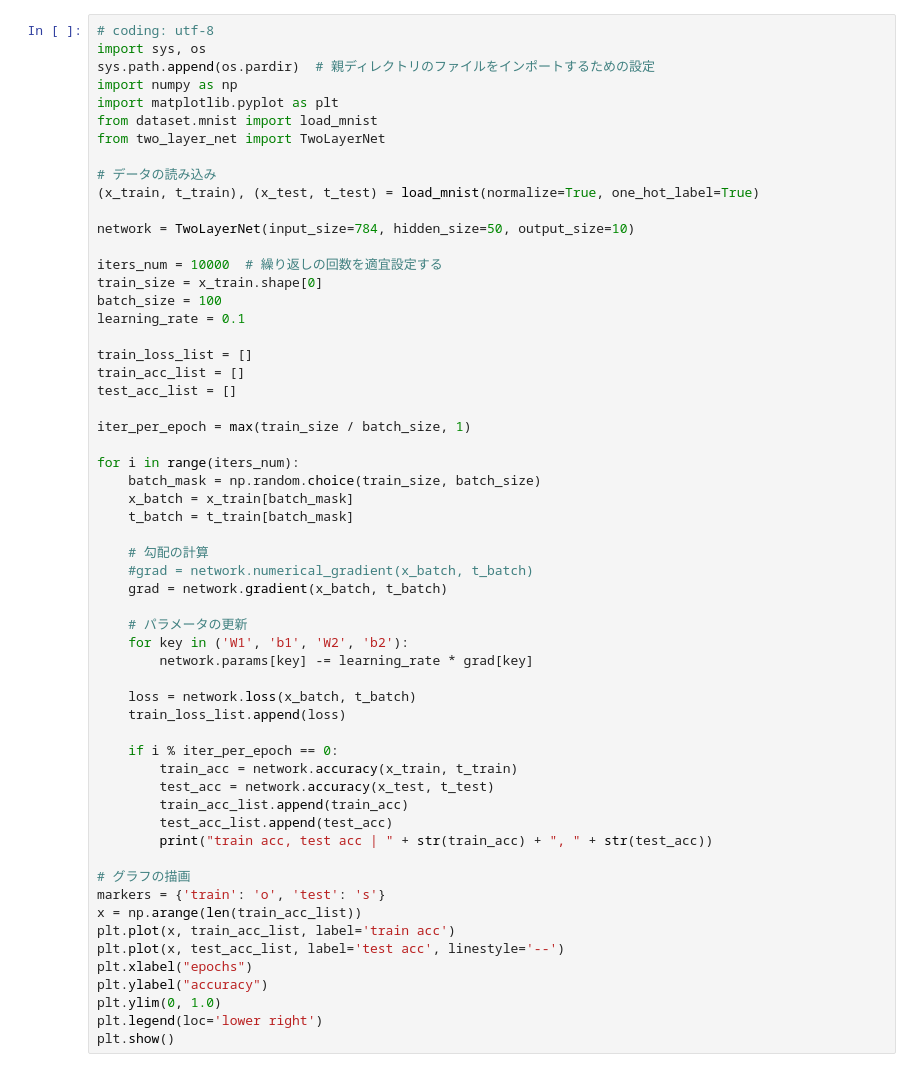
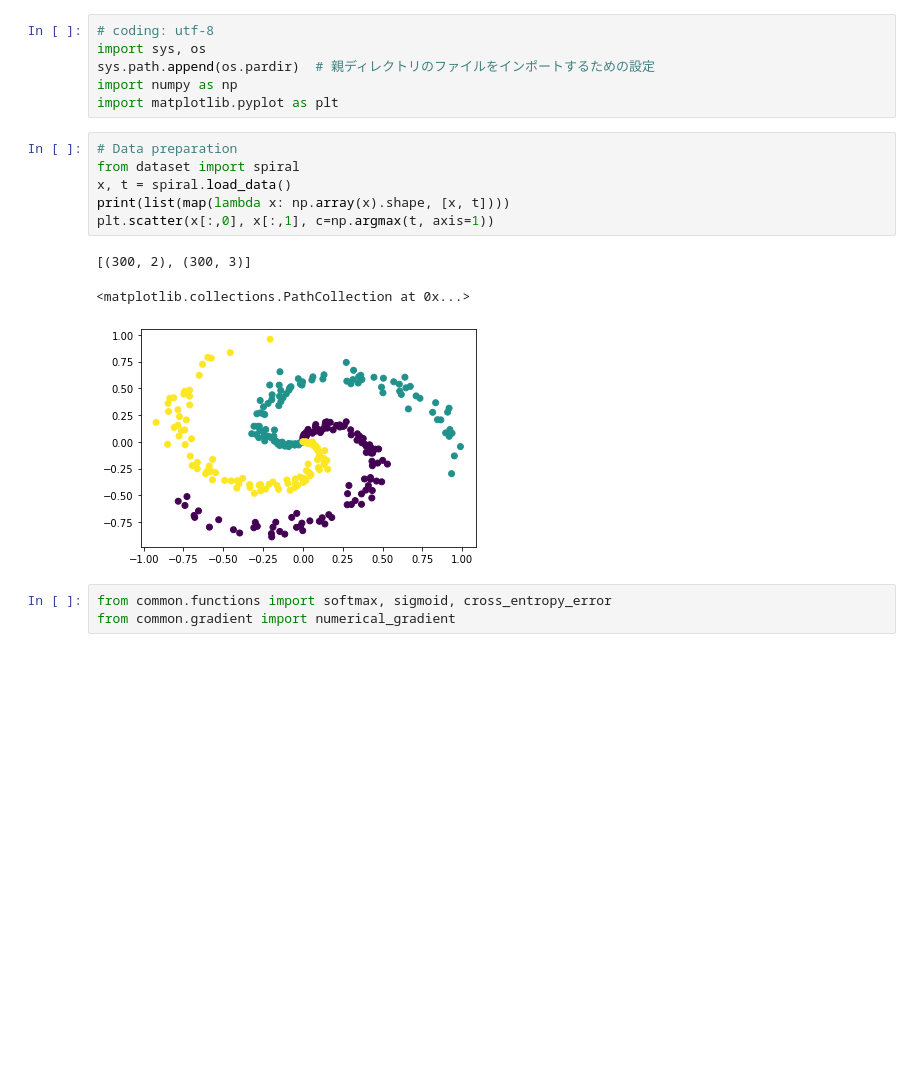
Before and after one commit to doyu/deep-learning-from-scratch, a Jupyter notebook: ch04/train_neuralnet.ipynb, the cells around one changed output. Saved outputs shown, nothing was run; the diff lists cells and outputs as text; blank space fills up the shorter version.

Commit message:
Build NN from scratch for spiral dataset

```diff
--- a/ch04/train_neuralnet.ipynb
+++ b/ch04/train_neuralnet.ipynb
@@ -1,58 +1,19 @@
-# %%
-# coding: utf-8
-import sys, os
-sys.path.append(os.pardir)  # 親ディレクトリのファイルをインポートするための設定
-import numpy as np
-import matplotlib.pyplot as plt
-from dataset.mnist import load_mnist
-from two_layer_net import TwoLayerNet
-
-# データの読み込み
-(x_train, t_train), (x_test, t_test) = load_mnist(normalize=True, one_hot_label=True)
-
-network = TwoLayerNet(input_size=784, hidden_size=50, output_size=10)
-
-iters_num = 10000  # 繰り返しの回数を適宜設定する
-train_size = x_train.shape[0]
-batch_size = 100
-learning_rate = 0.1
-
-train_loss_list = []
-train_acc_list = []
-test_acc_list = []
-
-iter_per_epoch = max(train_size / batch_size, 1)
-
-for i in range(iters_num):
-    batch_mask = np.random.choice(train_size, batch_size)
-    x_batch = x_train[batch_mask]
-    t_batch = t_train[batch_mask]
-
-    # 勾配の計算
-    #grad = network.numerical_gradient(x_batch, t_batch)
-    grad = network.gradient(x_batch, t_batch)
-
-    # パラメータの更新
-    for key in ('W1', 'b1', 'W2', 'b2'):
-        network.params[key] -= learning_rate * grad[key]
-
-    loss = network.loss(x_batch, t_batch)
-    train_loss_list.append(loss)
-
-    if i % iter_per_epoch == 0:
-        train_acc = network.accuracy(x_train, t_train)
-        test_acc = network.accuracy(x_test, t_test)
-        train_acc_list.append(train_acc)
-        test_acc_list.append(test_acc)
-        print("train acc, test acc | " + str(train_acc) + ", " + str(test_acc))
-
-# グラフの描画
-markers = {'train': 'o', 'test': 's'}
-x = np.arange(len(train_acc_list))
-plt.plot(x, train_acc_list, label='train acc')
-plt.plot(x, test_acc_list, label='test acc', linestyle='--')
-plt.xlabel("epochs")
-plt.ylabel("accuracy")
-plt.ylim(0, 1.0)
-plt.legend(loc='lower right')
-plt.show()
+# %%
+# coding: utf-8
+import sys, os
+sys.path.append(os.pardir)  # 親ディレクトリのファイルをインポートするための設定
+import numpy as np
+import matplotlib.pyplot as plt
+# %%
+# Data preparation
+from dataset import spiral
+x, t = spiral.load_data()
+print(list(map(lambda x: np.array(x).shape, [x, t])))
+plt.scatter(x[:,0], x[:,1], c=np.argmax(t, axis=1))
+# %% [output]
+[(300, 2), (300, 3)]
+<matplotlib.collections.PathCollection at 0x...>
+[figure, added]
+# %%
+from common.functions import softmax, sigmoid, cross_entropy_error
+from common.gradient import numerical_gradient
```
Also changed, not shown: parts of 1 cell of this notebook, 1 other file.
